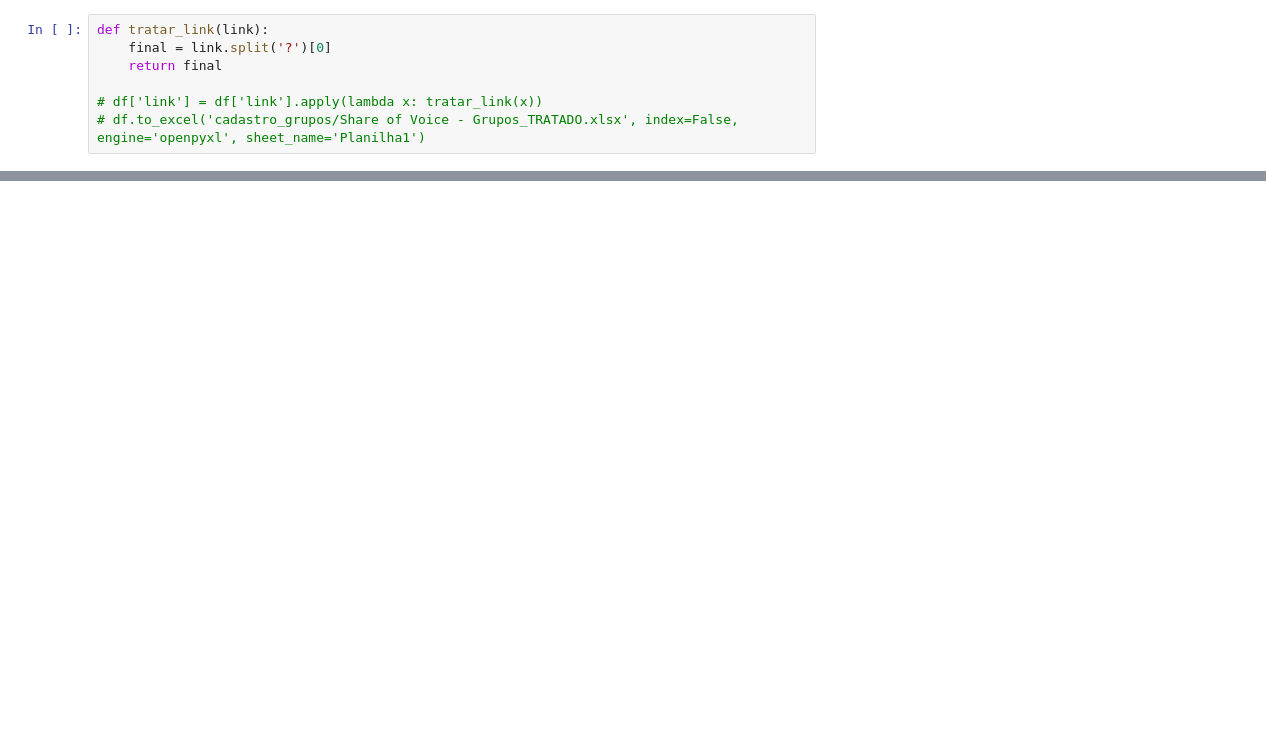
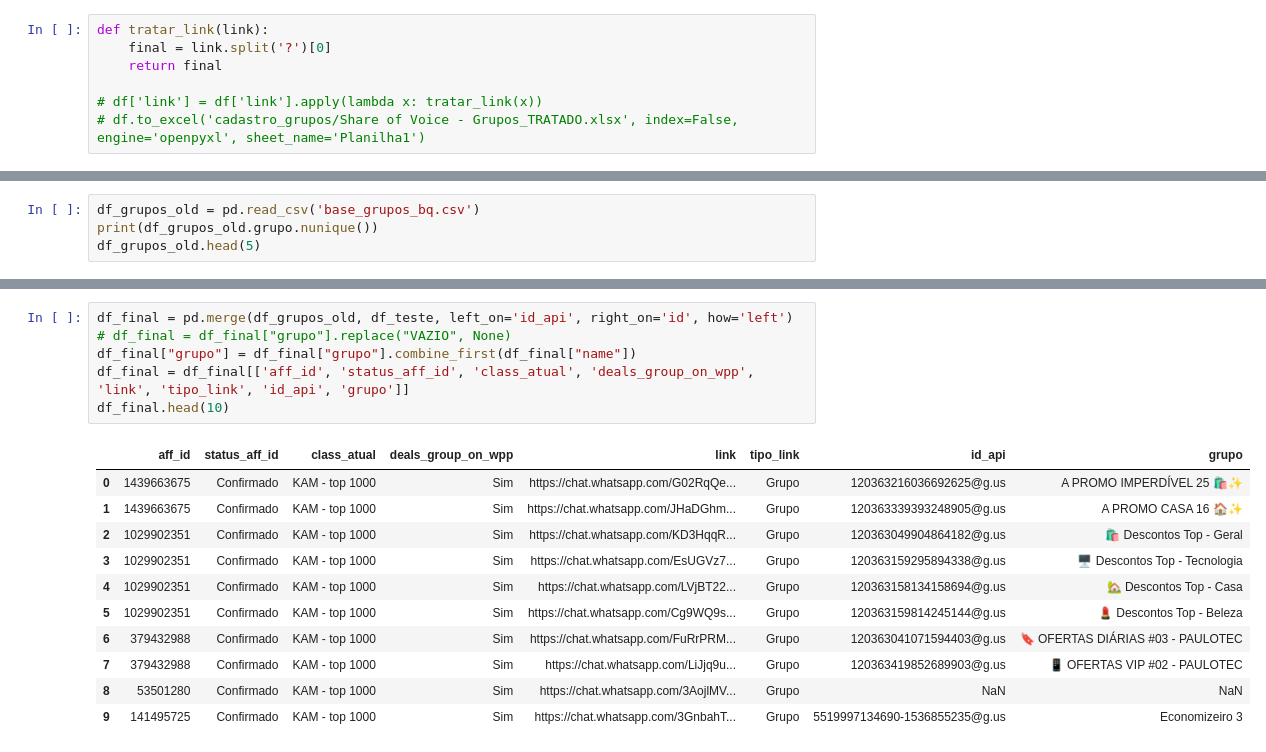
Before and after one commit to JoaoGollucci/whatsapp_data, a Jupyter notebook: proc_excel.ipynb, the cells around one changed output, grey strips where cells are left out. Drawn from its saved outputs; the diff is of its cells as text; blank space fills up the shorter version.

```diff
--- a/proc_excel.ipynb
+++ b/proc_excel.ipynb
@@ -83,0 +269,4 @@ teste
+# %%
+df_grupos_old = pd.read_csv('base_grupos_bq.csv')
+print(df_grupos_old.grupo.nunique())
+df_grupos_old.head(5)
@@ -83,0 +281,18 @@ teste
+# %%
+df_final = pd.merge(df_grupos_old, df_teste, left_on='id_api', right_on='id', how='left')
+# df_final = df_final["grupo"].replace("VAZIO", None)
+df_final["grupo"] = df_final["grupo"].combine_first(df_final["name"])
+df_final = df_final[['aff_id', 'status_aff_id', 'class_atual', 'deals_group_on_wpp', 'link', 'tipo_link', 'id_api', 'grupo']]
+df_final.head(10)
+# %% [output]
+|  | aff_id | status_aff_id | class_atual | deals_group_on_wpp | link | tipo_link | id_api | grupo |
+| 0 | 1439663675 | Confirmado | KAM - top 1000 | Sim | https://chat.whatsapp.com/G02RqQe... | Grupo | 120363216036692625@g.us | A PROMO IMPERDÍVEL 25 🛍️✨ |
+| 1 | 1439663675 | Confirmado | KAM - top 1000 | Sim | https://chat.whatsapp.com/JHaDGhm... | Grupo | 120363339393248905@g.us | A PROMO CASA 16 🏠✨️ |
+| 2 | 1029902351 | Confirmado | KAM - top 1000 | Sim | https://chat.whatsapp.com/KD3HqqR... | Grupo | 120363049904864182@g.us | 🛍️ Descontos Top - Geral |
+| 3 | 1029902351 | Confirmado | KAM - top 1000 | Sim | https://chat.whatsapp.com/EsUGVz7... | Grupo | 120363159295894338@g.us | 🖥️ Descontos Top - Tecnologia |
+| 4 | 1029902351 | Confirmado | KAM - top 1000 | Sim | https://chat.whatsapp.com/LVjBT22... | Grupo | 120363158134158694@g.us | 🏡 Descontos Top - Casa |
+| 5 | 1029902351 | Confirmado | KAM - top 1000 | Sim | https://chat.whatsapp.com/Cg9WQ9s... | Grupo | 120363159814245144@g.us | 💄 Descontos Top - Beleza |
+| 6 | 379432988 | Confirmado | KAM - top 1000 | Sim | https://chat.whatsapp.com/FuRrPRM... | Grupo | 120363041071594403@g.us | 🔖 OFERTAS DIÁRIAS #03 - PAULOTEC |
+| 7 | 379432988 | Confirmado | KAM - top 1000 | Sim | https://chat.whatsapp.com/LiJjq9u... | Grupo | 120363419852689903@g.us | 📱 OFERTAS VIP #02 - PAULOTEC |
+| 8 | 53501280 | Confirmado | KAM - top 1000 | Sim | https://chat.whatsapp.com/3AojlMV... | Grupo | NaN | NaN |
+| 9 | 141495725 | Confirmado | KAM - top 1000 | Sim | https://chat.whatsapp.com/3GnbahT... | Grupo | 5519997134690-1536855235@g.us | Economizeiro 3 |
```
Also changed, not shown: parts of 31 cells of this notebook, 12 other files.
